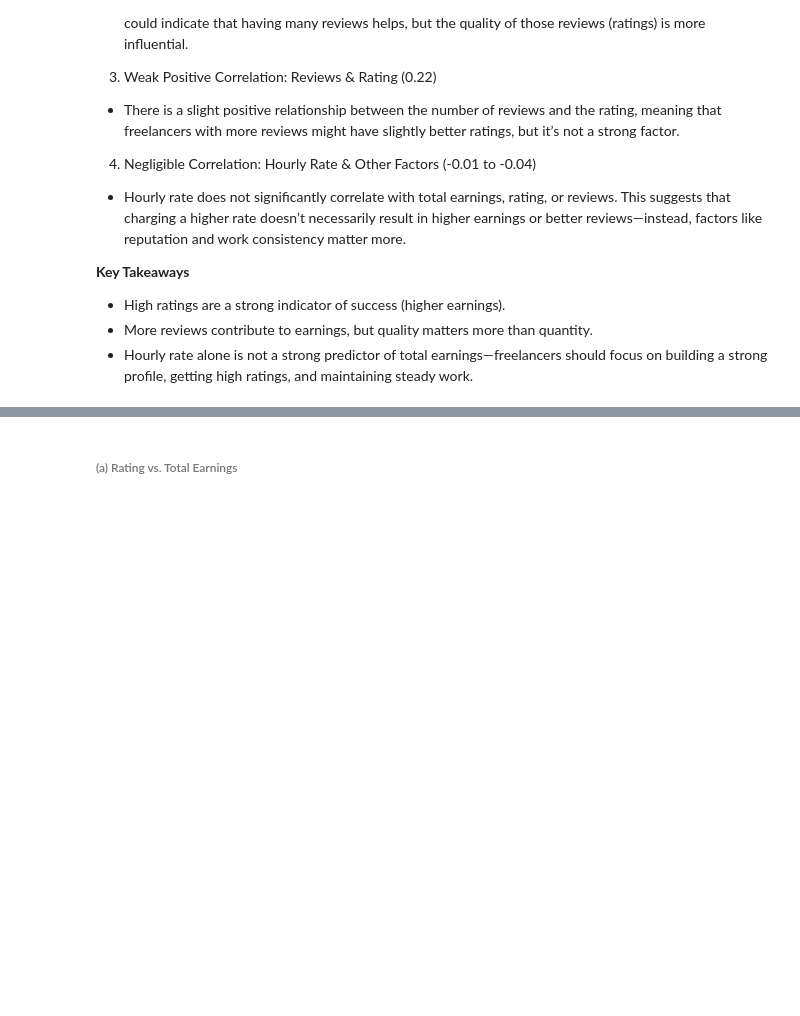
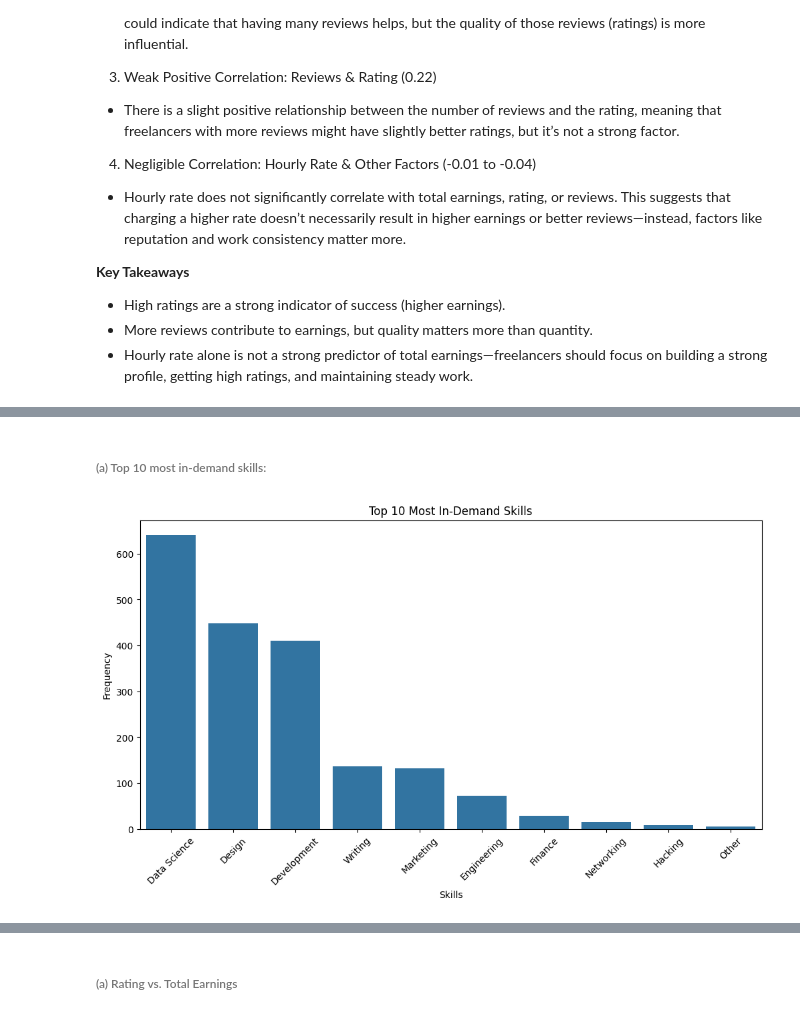
Before and after one commit to iRoseM/Freelancing-Trends--IT362, a Jupyter notebook: IT362_groub_6.ipynb, the cells around one changed output, grey strips where cells are left out. Saved outputs shown, nothing was run; the diff lists cells and outputs as text; code cells hidden in the pictures; blank space fills up the shorter version.

```diff
--- a/IT362_groub_6.ipynb
+++ b/IT362_groub_6.ipynb
@@ -633,0 +649,13 @@ We can observe that:
+# %% [markdown]
+###### (a) Top 10 most in-demand skills:
+# %%
+skill_counts = df["Skills"].str.split(", ").explode().value_counts()
+plt.figure(figsize=(12, 6))
+sns.barplot(x=skill_counts.index[:10], y=skill_counts.values[:10])
+plt.xticks(rotation=45)
+plt.xlabel("Skills")
+plt.ylabel("Frequency")
+plt.title("Top 10 Most In-Demand Skills")
+plt.show()
+# %% [output]
+[figure, added]
```
Also changed, not shown: parts of 22 cells of this notebook.
